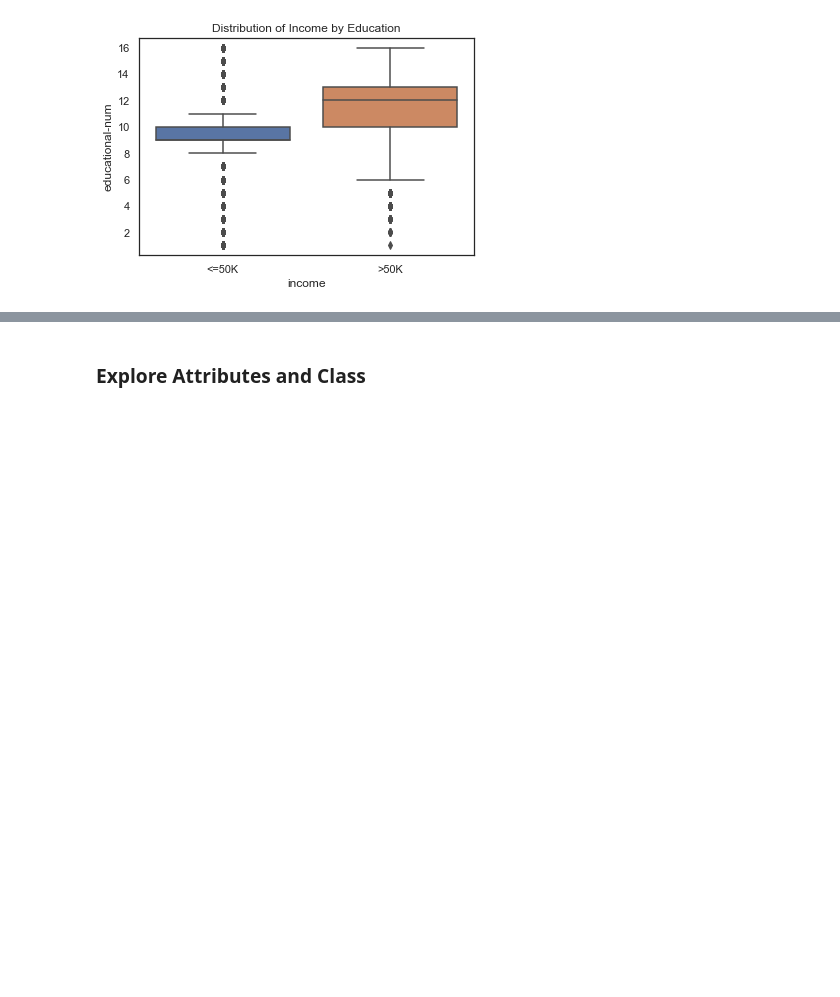
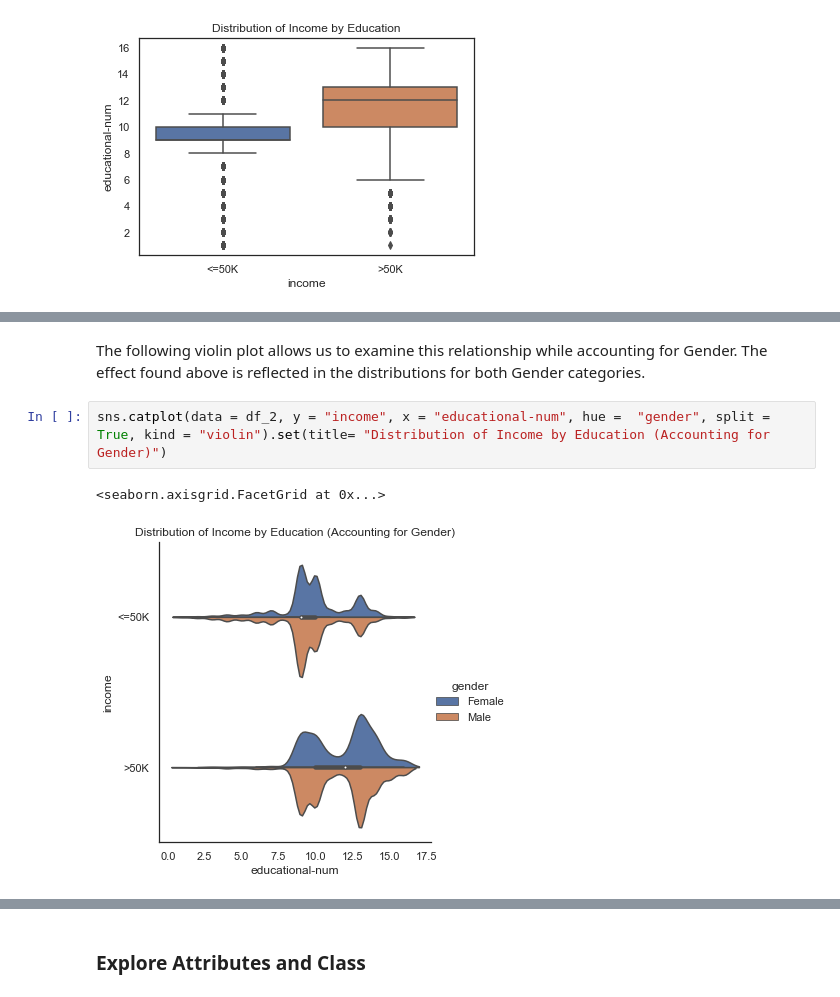
Before and after one commit to j-dominguez9/ML1_Proj1, a Jupyter notebook: CensusAdultDatasetEDA.ipynb, the cells around one changed output, grey strips where cells are left out. Cells and saved outputs as stored; diff of their text form; blank space fills up the shorter version.

```diff
--- a/CensusAdultDatasetEDA.ipynb
+++ b/CensusAdultDatasetEDA.ipynb
@@ -555,0 +561,7 @@ sns.boxplot(data= df_2, x = "income", y = "educational-num").set(title="Distribu
+# %% [markdown]
+The following violin plot allows us to examine this relationship while accounting for Gender. The effect found above is reflected in the distributions for both Gender categories.
+# %%
+sns.catplot(data = df_2, y = "income", x = "educational-num", hue =  "gender", split = True, kind = "violin").set(title= "Distribution of Income by Education (Accounting for Gender)")
+# %% [output]
+<seaborn.axisgrid.FacetGrid at 0x...>
+[figure, added]
```
Also changed, not shown: parts of 4 cells of this notebook.
